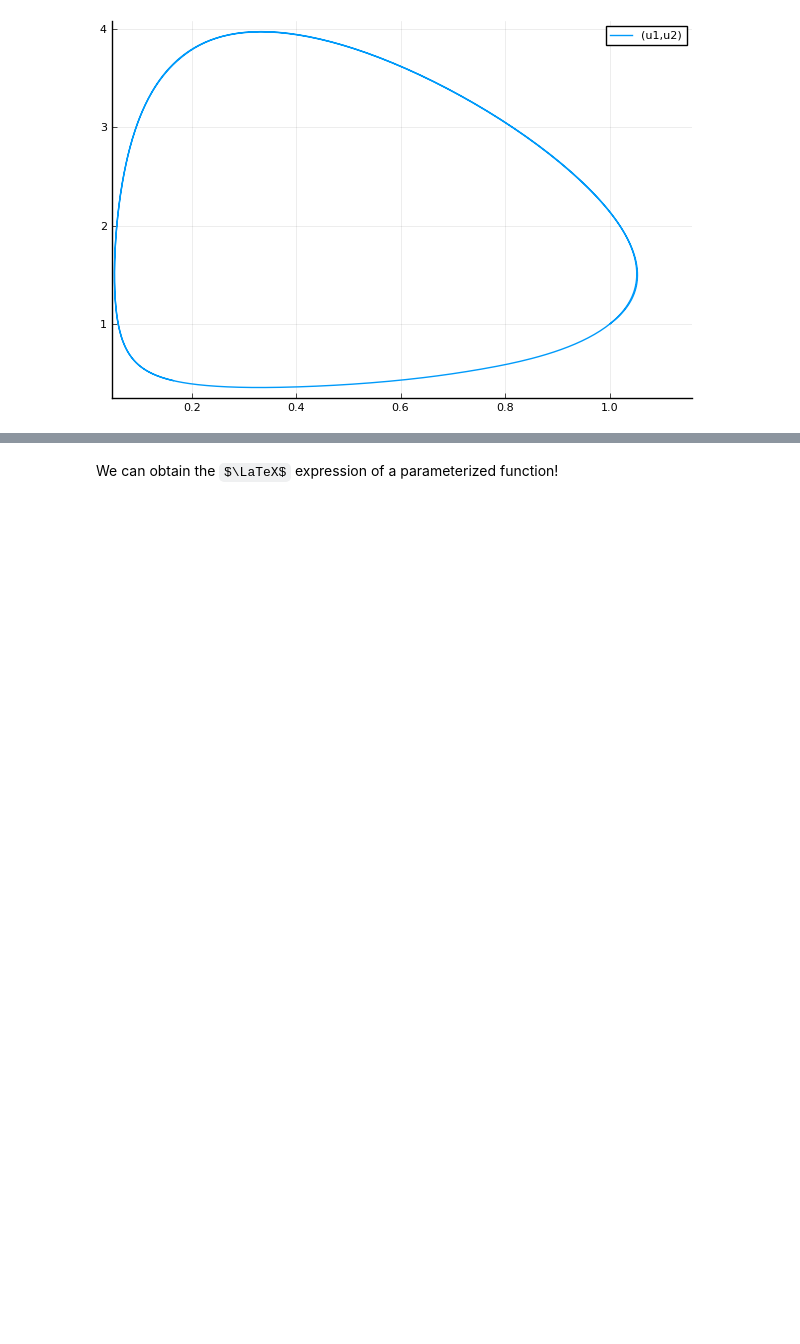
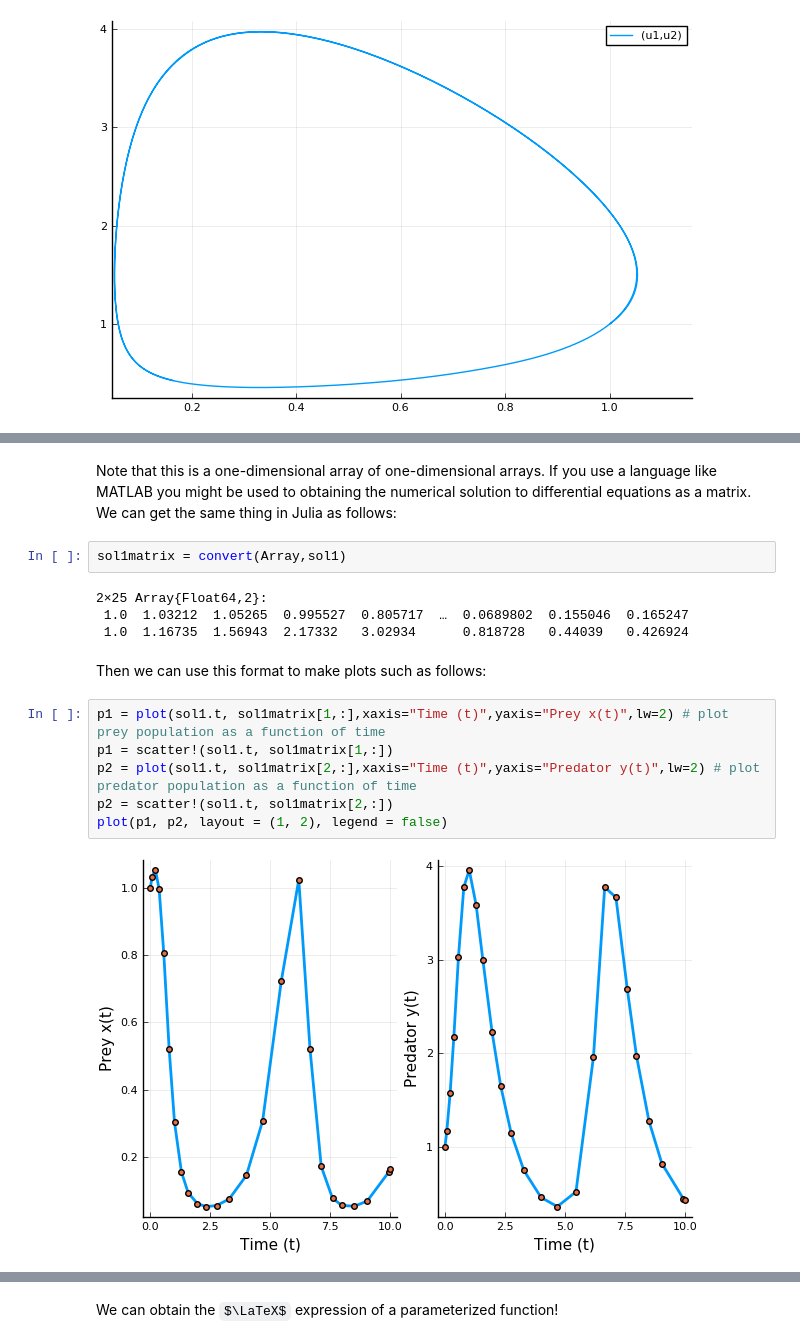
Before and after one commit to jmgraham30/JuliaCompExpMath, a Jupyter notebook: ModelingDifferentialEquations.ipynb, the cells around one changed output, grey strips where cells are left out. Cells and saved outputs as stored; diff of their text form; some formulas as TeX source; blank space fills up the shorter version.

```diff
--- a/ModelingDifferentialEquations.ipynb
+++ b/ModelingDifferentialEquations.ipynb
@@ -105,0 +141,18 @@ plt=plot(sol1,vars=(1,2))
+# %% [markdown]
+Note that this is a one-dimensional array of one-dimensional arrays. If you use a language like MATLAB you might be used to obtaining the numerical solution to differential equations as a matrix. We can get the same thing in Julia as follows:
+# %%
+sol1matrix = convert(Array,sol1)
+# %% [output]
+2×25 Array{Float64,2}:
+ 1.0  1.03212  1.05265  0.995527  0.805717  …  0.0689802  0.155046  0.165247
+ 1.0  1.16735  1.56943  2.17332   3.02934      0.818728   0.44039   0.426924
+# %% [markdown]
+Then we can use this format to make plots such as follows:
+# %%
+p1 = plot(sol1.t, sol1matrix[1,:],xaxis="Time (t)",yaxis="Prey x(t)",lw=2) # plot prey population as a function of time
+p1 = scatter!(sol1.t, sol1matrix[1,:])
+p2 = plot(sol1.t, sol1matrix[2,:],xaxis="Time (t)",yaxis="Predator y(t)",lw=2) # plot predator population as a function of time
+p2 = scatter!(sol1.t, sol1matrix[2,:])
+plot(p1, p2, layout = (1, 2), legend = false)
+# %% [output]
+[figure, added]
```
Also changed, not shown: parts of 36 cells of this notebook.
